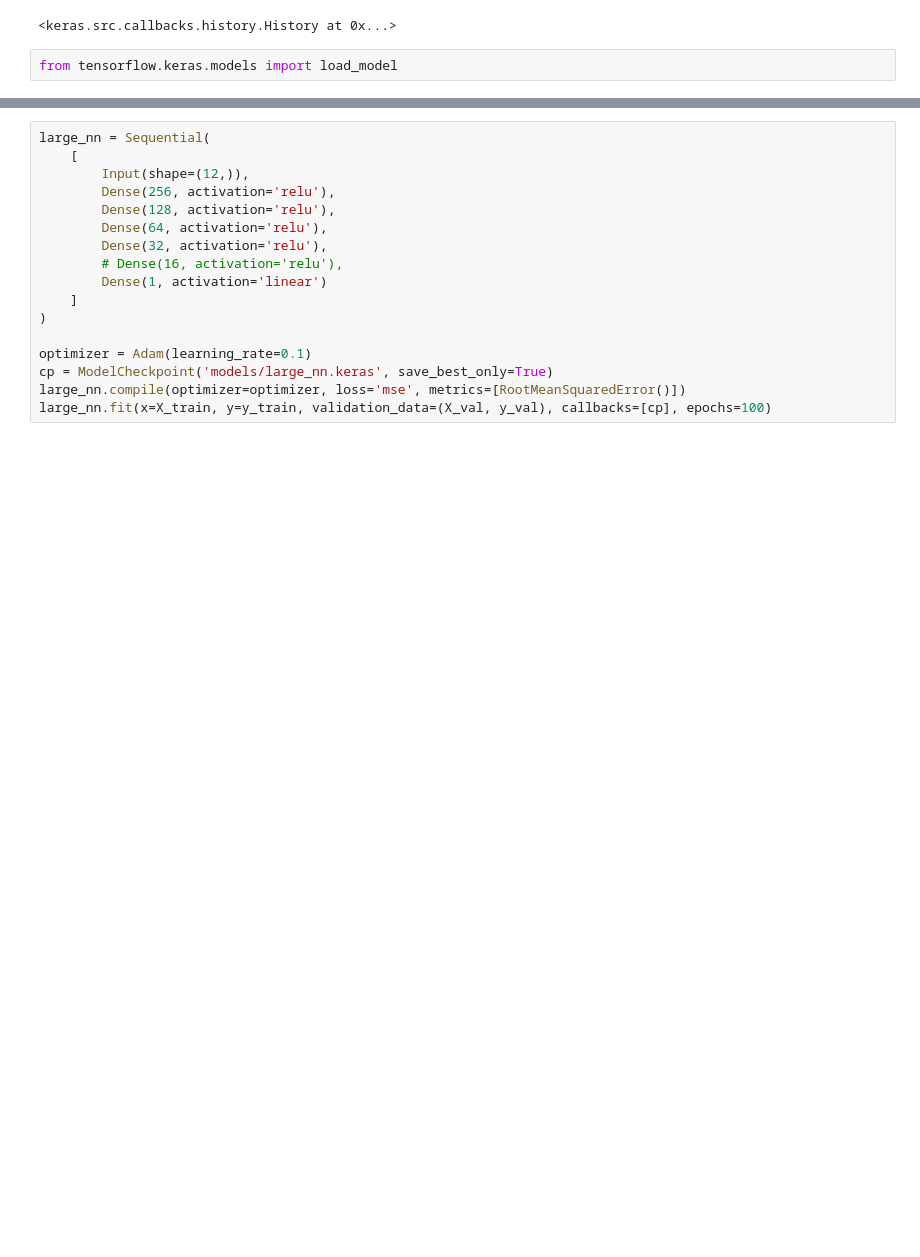
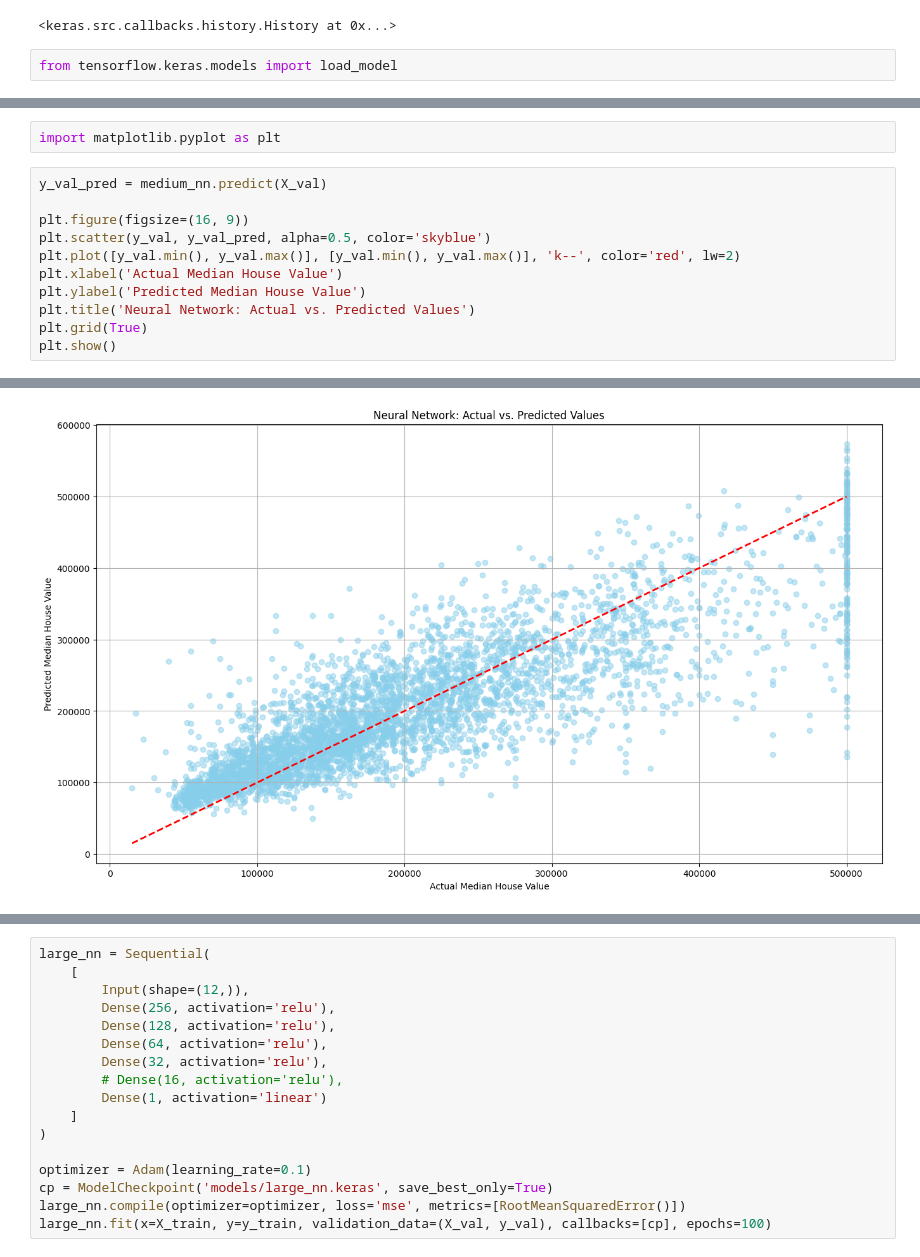
Before and after one commit to VedeshP/house_price_prediction, a Jupyter notebook: medium_large_nn.ipynb, the cells around one changed output, grey strips where cells are left out. Saved outputs shown, nothing was run; the diff lists cells and outputs as text; blank space fills up the shorter version.

Commit message:
final with visualization nn

```diff
--- a/medium_large_nn.ipynb
+++ b/medium_large_nn.ipynb
@@ -79,0 +102,14 @@ root_mean_squared_error(medium_nn.predict(X_train), y_train), root_mean_squared_
+# %%
+import matplotlib.pyplot as plt
+# %%
+y_val_pred = medium_nn.predict(X_val)
+
+plt.figure(figsize=(16, 9))
+plt.scatter(y_val, y_val_pred, alpha=0.5, color='skyblue')
+plt.plot([y_val.min(), y_val.max()], [y_val.min(), y_val.max()], 'k--', color='red', lw=2)
+plt.xlabel('Actual Median House Value')
+plt.ylabel('Predicted Median House Value')
+plt.title('Neural Network: Actual vs. Predicted Values')
+plt.grid(True)
+plt.show()
+# %% [output]
@@ -79,0 +117 @@ root_mean_squared_error(medium_nn.predict(X_train), y_train), root_mean_squared_
+[figure, added]
```
Also changed, not shown: parts of 11 cells of this notebook, 2 other files.
